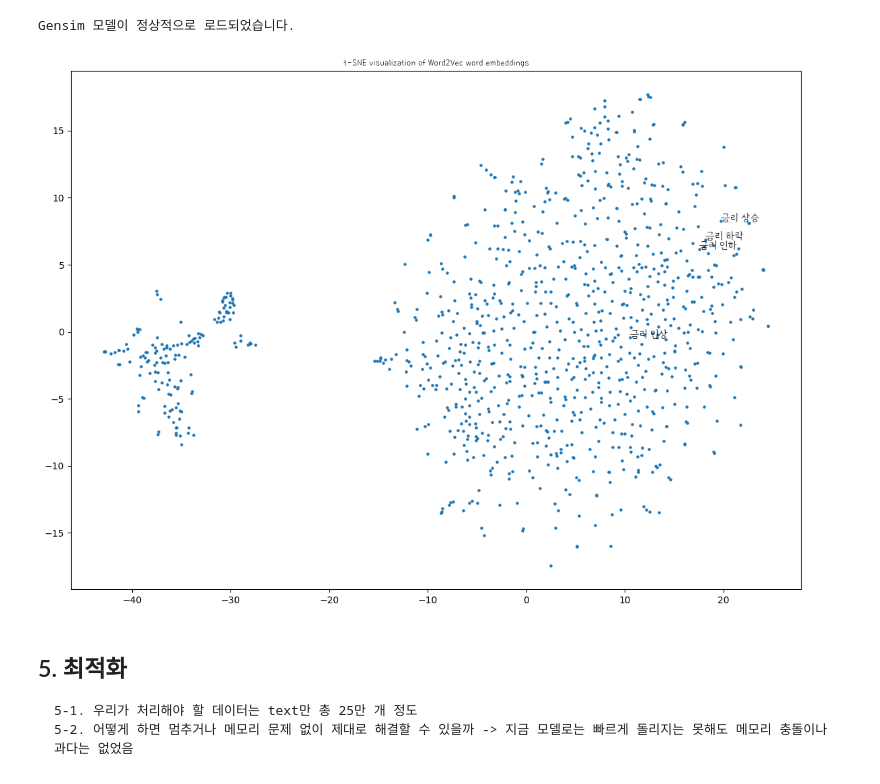
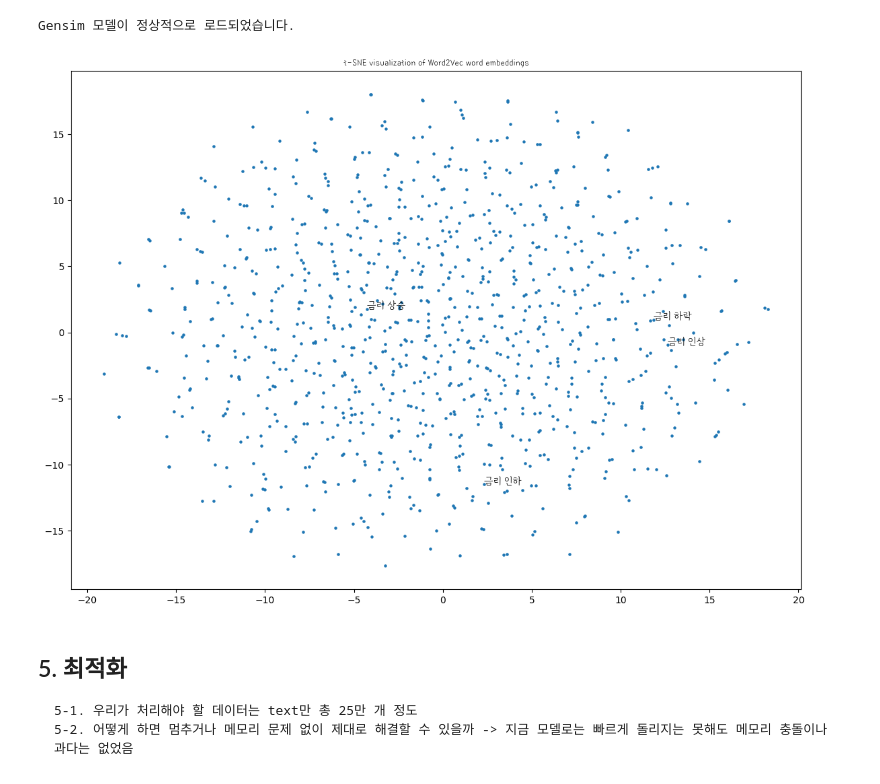
Before and after one commit to kdt-DA-bootcamp/BOK-TEAM-2, a Jupyter notebook: Yesha/nlp_ngram2vec/ngram2vec.ipynb, the cells around one changed output. Saved outputs shown, nothing was run; the diff lists cells and outputs as text; code cells hidden in the pictures.

```diff
--- a/Yesha/nlp_ngram2vec/ngram2vec.ipynb
+++ b/Yesha/nlp_ngram2vec/ngram2vec.ipynb
@@ -458,6 +496,6 @@ type(list(vocab.keys())[1])
 # %%
 # 예외 처리로 KeyError 방지
-model = gensim.models.Word2Vec.load('ngram2vec.model')
+model = Word2Vec.load("/content/drive/MyDrive/BOK-TEAM-2/모델링/ngram2vec_final/ngram2vec_filtered.model")
 word = '미국'
 try:
     vector = model.wv[word]
@@ -488,7 +526,7 @@ from sklearn.metrics.pairwise import cosine_similarity
 import gensim
 from nltk.tokenize import word_tokenize
 
-model = gensim.models.Word2Vec.load('ngram2vec.model')
+model = Word2Vec.load("/content/drive/MyDrive/BOK-TEAM-2/모델링/ngram2vec_final/ngram2vec_filtered.model")
 
 # n-gram 문자열을 벡터로 변환하는 함수 (각 단어의 벡터 평균 계산)
 def get_ngram_vector(ngram, model):
@@ -529,4 +570,5 @@ KeyboardInterrupt:
 # %%
+model = Word2Vec.load("/content/drive/MyDrive/BOK-TEAM-2/모델링/ngram2vec_final/ngram2vec_filtered.model")
 word = '외국 은행'
 similar_words = model.wv.most_similar(word, topn=5)
 print(f"{word}와(과) 유사한 단어들: {similar_words}")
@@ -542,9 +586,8 @@ print(f"{word}와(과) 유사한 단어들: {similar_words}")
 from gensim.models import KeyedVectors
 
 file_path = "ngram2vec.model"
-
 try:
-    model = KeyedVectors.load(file_path)
+    model = Word2Vec.load("/content/drive/MyDrive/BOK-TEAM-2/모델링/ngram2vec_final/ngram2vec_filtered.model")
     print("Gensim 모델이 정상적으로 로드되었습니다.")
 except Exception as e:
     print(f"오류 발생: {e}")
@@ -564,37 +607,37 @@ import warnings
 warnings.filterwarnings('ignore', category=UserWarning, module='matplotlib.font_manager')
 
 # 모델 불러오기
-model = gensim.models.Word2Vec.load("ngram2vec.model")
+model = Word2Vec.load("/content/drive/MyDrive/BOK-TEAM-2/모델링/ngram2vec_final/ngram2vec_filtered.model")
 
 # 단어 리스트 가져오기 (가장 많이 등장한 1000개 단어 선택)
 words = list(model.wv.index_to_key)[:1000]
 word_vectors = np.array([model.wv[word] for word in words])  # 벡터 추출
 
 # t-SNE로 2차원 축소
 tsne = TSNE(n_components=2, random_state=42, perplexity=40, n_iter=3000)
 word_vectors_2d = tsne.fit_transform(word_vectors)
 
 # 업로드한 폰트 경로 지정
 font_path = '/content/drive/MyDrive/Colab Notebooks/강원교육모두 Light.ttf'  # 업로드한 폰트 파일 경로
 
 # 폰트 프로퍼티 설정
 font_prop = font_manager.FontProperties(fname=font_path)
 
 # 시각화
 plt.figure(figsize=(14, 10))
 plt.scatter(word_vectors_2d[:, 0], word_vectors_2d[:, 1], s=5)
 
 
 # 특정 단어들 선택
 words_to_plot = ['금리 인상', '금리 인하', '금리 상승', '금리 하락']
 # 일부 단어에 라벨 표시
 for i, word in enumerate(words_to_plot):
     plt.annotate(word, xy=(word_vectors_2d[i, 0], word_vectors_2d[i, 1]), fontsize=12, fontproperties=font_prop)
 
 plt.title("t-SNE visualization of Word2Vec word embeddings", fontproperties=font_prop)
 plt.show()
 # %% [output]
-[figure, old version]
+[figure, new version]
 # %% [markdown]
 ## 5. 최적화
     5-1. 우리가 처리해야 할 데이터는 text만 총 25만 개 정도
```
Also changed, not shown: parts of 11 cells of this notebook, 7 other files.
